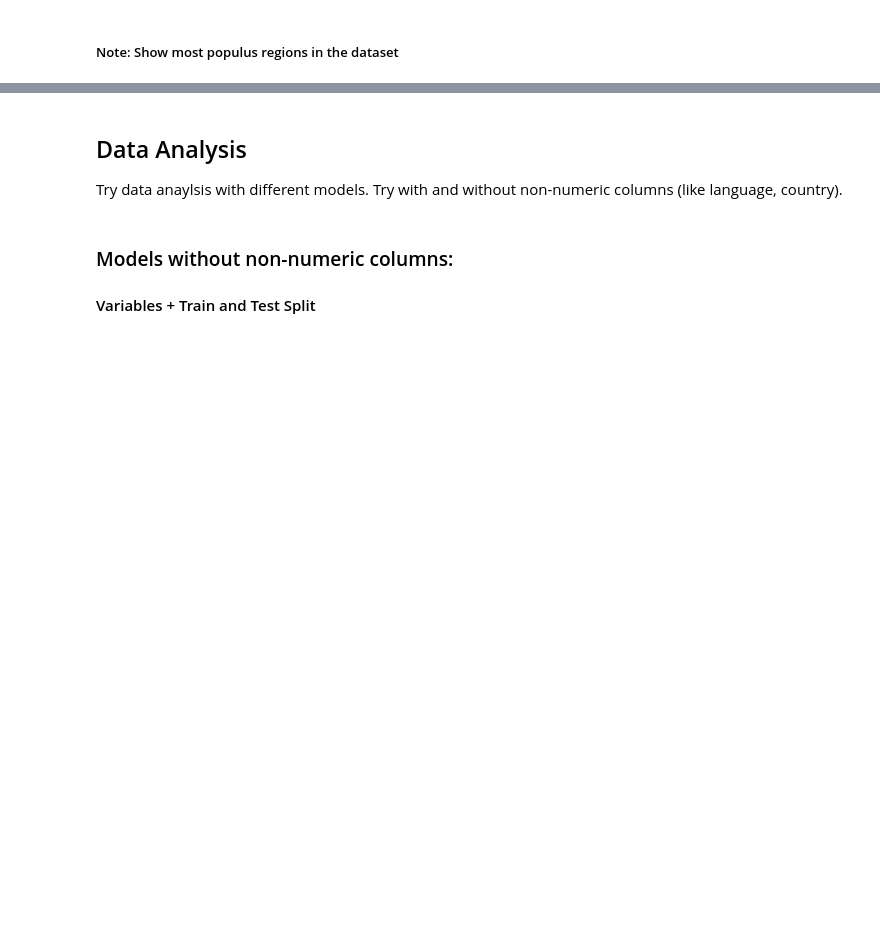
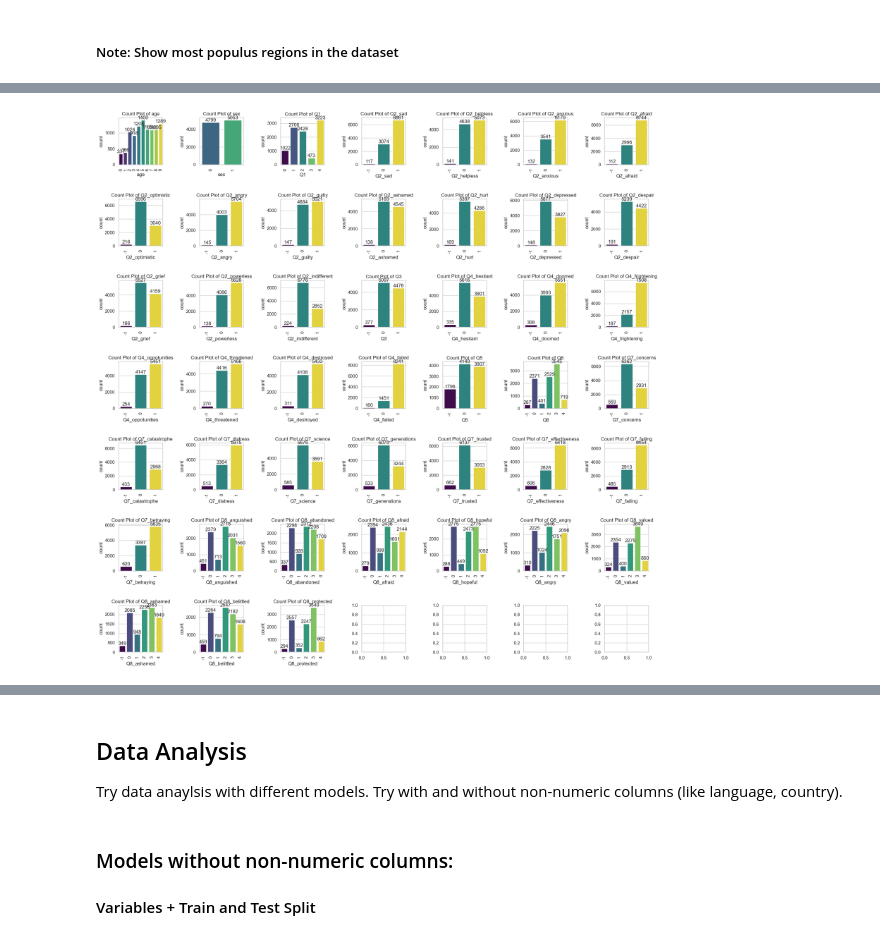
Before and after one commit to jack-rutherford/Climate_Anxiety, a Jupyter notebook: climate_anxiety.ipynb, the cells around one changed output, grey strips where cells are left out. Saved outputs shown, nothing was run; the diff lists cells and outputs as text; code cells hidden in the pictures; blank space fills up the shorter version.

```diff
--- a/climate_anxiety.ipynb
+++ b/climate_anxiety.ipynb
@@ -173,25 +321,34 @@ for column in X.columns:
 # %%
 sns.set_theme(style='whitegrid')
 
-for column in X.columns:
-    plt.figure(figsize=(10, 6))
-    ax = sns.countplot(x=column, data=df, hue=column, palette='viridis', legend=False)
-    plt.xticks(rotation=90)
-    plt.title(f'Count Plot of {column}')
+# Calculate the number of rows and columns for the subplots
+num_columns = len(X.columns)
+num_rows = int(np.ceil(np.sqrt(num_columns)))
+num_cols = int(np.ceil(num_columns / num_rows))
+
+fig, axes = plt.subplots(num_rows, num_cols, figsize=(20, 20))
+axes = axes.flatten()
+
+for i, column in enumerate(X.columns):
+    ax = sns.countplot(x=column, data=X, hue=column, palette='viridis', legend=False, ax=axes[i])
+    ax.set_title(f'Count Plot of {column}')
+    ax.tick_params(axis='x', rotation=90)
 
     for p in ax.patches:
         height = p.get_height()
         if not pd.isna(height):
             ax.text(
                 x=p.get_x() + p.get_width() / 2,
                 y=height,
                 s=int(height),
                 ha='center',
                 va='bottom'
             )
 
-    plt.tight_layout()
-    plt.show()
+plt.tight_layout(pad=3.0)
+plt.show()
+# %% [output]
+[figure, added]
 # %%
 # Correlations
 
```
Also changed, not shown: parts of 53 cells of this notebook.
